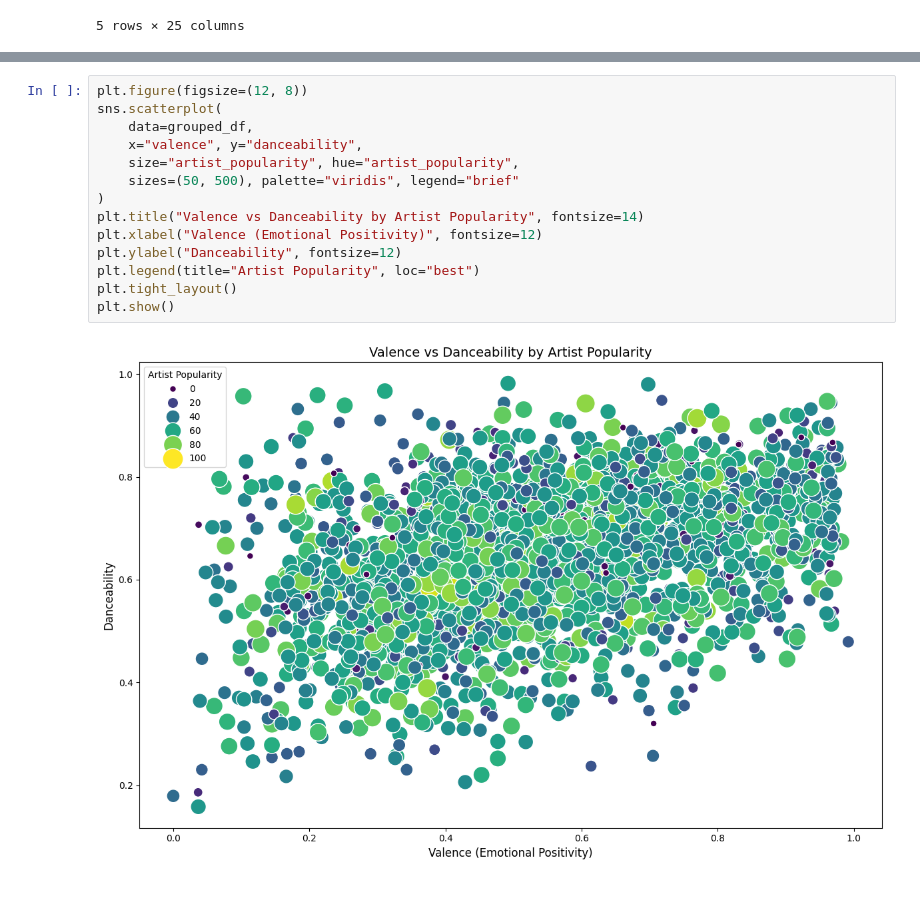
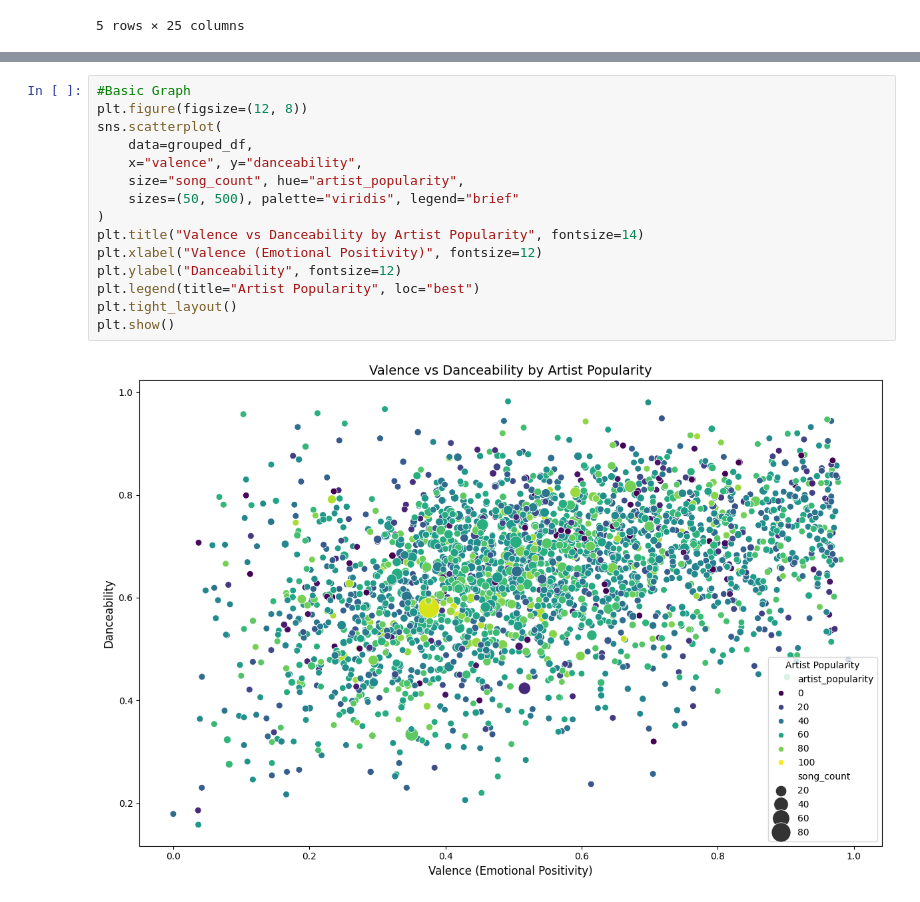
Before and after one commit to FrostNT1/Music-Industry-Insights, a Jupyter notebook: experiments/Camille/02_sentiment_vs_artists_popularity.ipynb, the cells around one changed output, grey strips where cells are left out. Saved outputs shown, nothing was run; the diff lists cells and outputs as text.

```diff
--- a/experiments/Camille/02_sentiment_vs_artists_popularity.ipynb
+++ b/experiments/Camille/02_sentiment_vs_artists_popularity.ipynb
@@ -74,18 +76,19 @@ print(grouped_df.head())
 3           8
 4           1
 # %%
+#Basic Graph
 plt.figure(figsize=(12, 8))
 sns.scatterplot(
     data=grouped_df,
     x="valence", y="danceability",
-    size="artist_popularity", hue="artist_popularity",
+    size="song_count", hue="artist_popularity",
     sizes=(50, 500), palette="viridis", legend="brief"
 )
 plt.title("Valence vs Danceability by Artist Popularity", fontsize=14)
 plt.xlabel("Valence (Emotional Positivity)", fontsize=12)
 plt.ylabel("Danceability", fontsize=12)
 plt.legend(title="Artist Popularity", loc="best")
 plt.tight_layout()
 plt.show()
 # %% [output]
-[figure, old version]
+[figure, new version]
```
Also changed, not shown: parts of 6 cells of this notebook, 11 other files.
